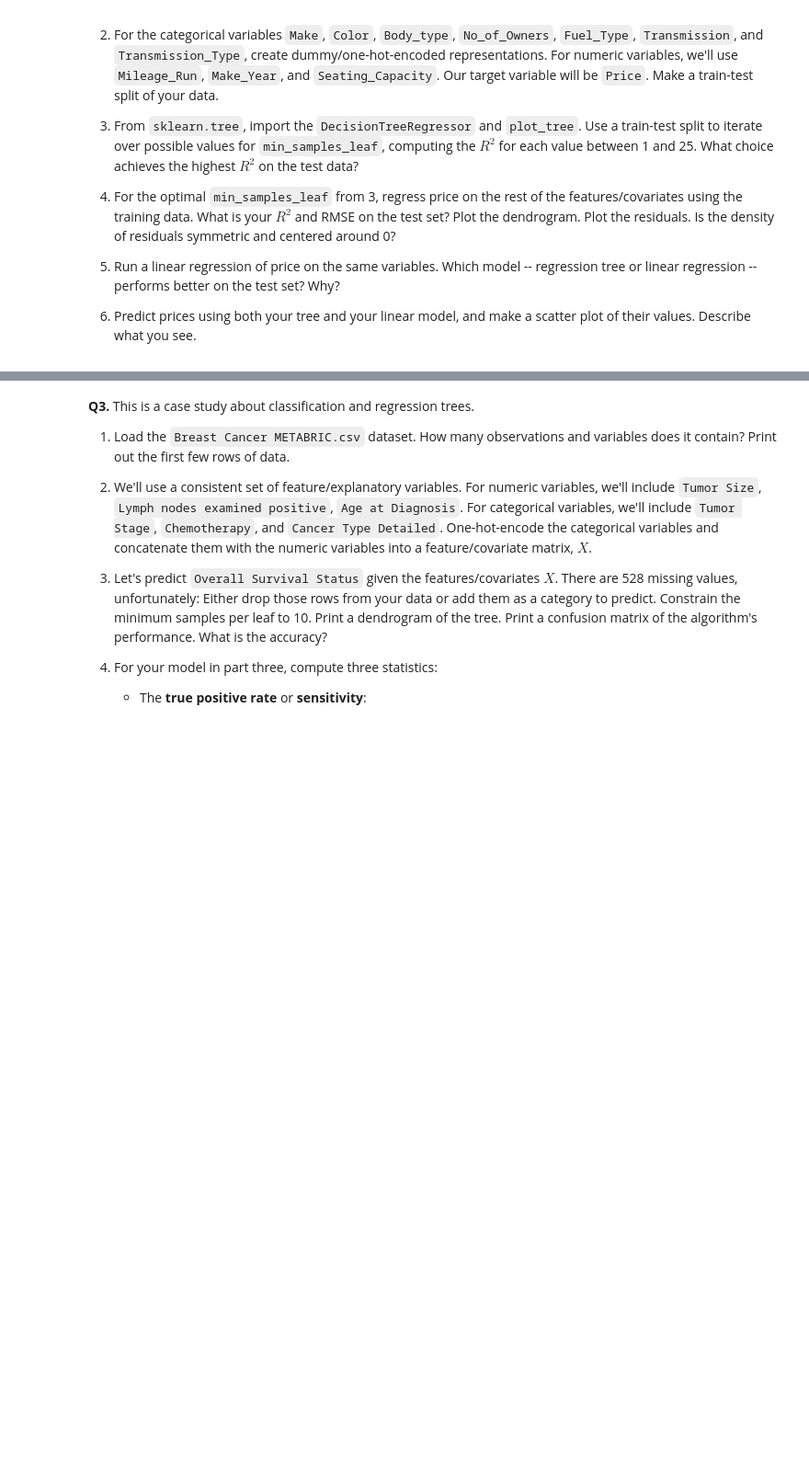
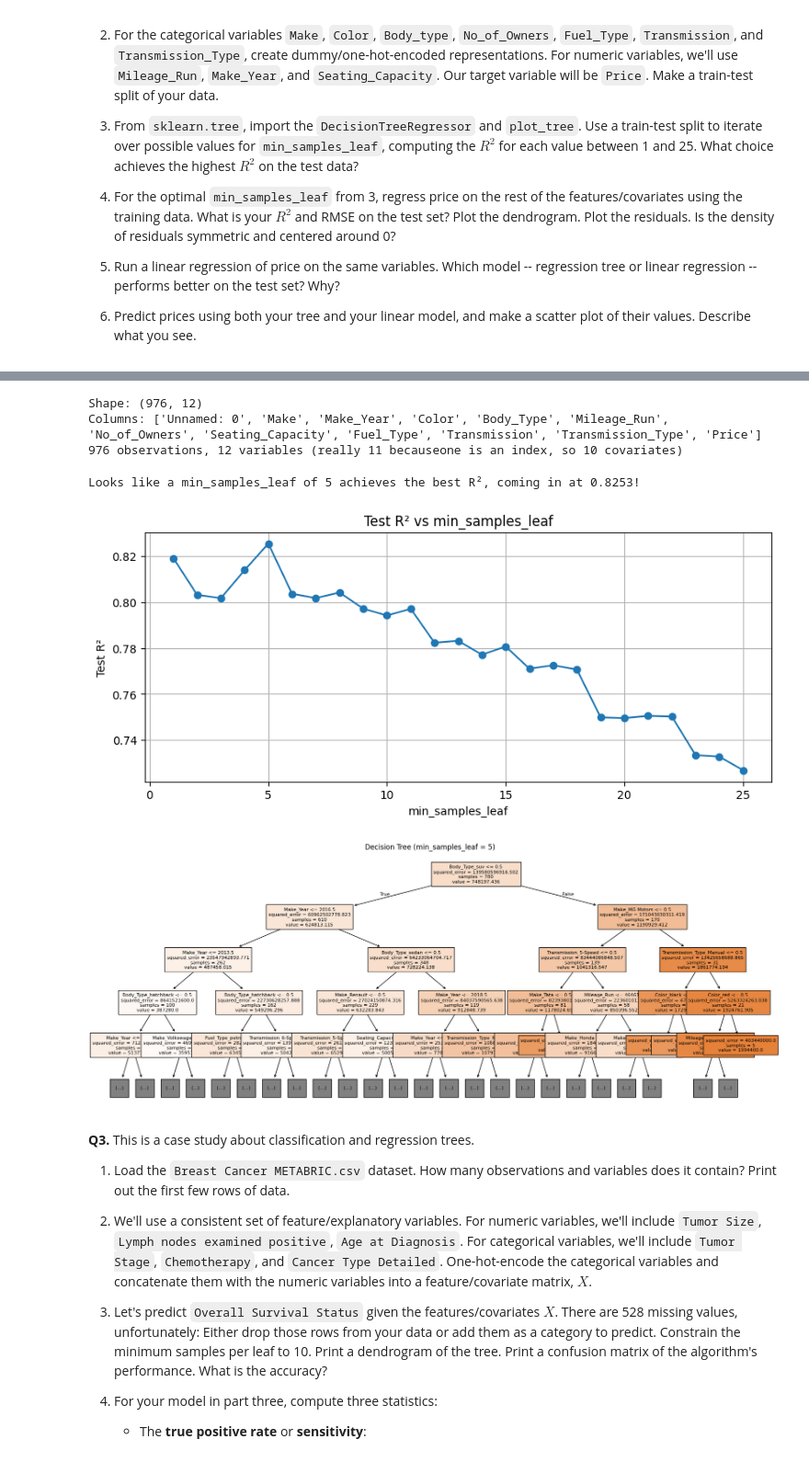
Before and after one commit to sutherlandn/trees, a Jupyter notebook: assignment/assignment.ipynb, the cells around one changed output, grey strips where cells are left out. Shown at 92% size. Drawn from its saved outputs; the diff is of its cells as text; code cells hidden in the pictures; blank space fills up the shorter version.

```diff
--- a/assignment/assignment.ipynb
+++ b/assignment/assignment.ipynb
@@ -48,3 +58,72 @@ Do three questions.
+# %%
+#1
+import pandas as pd
+cars = pd.read_csv('/content/trees/assignment/data/cars_hw.csv')
+print("Shape:", cars.shape)
+print("Columns:", cars.columns.tolist())
+cars.head()
+print('976 observations, 12 variables (really 11 becauseone is an index, so 10 covariates)')
+# %% [output]
+Shape: (976, 12)
+Columns: ['Unnamed: 0', 'Make', 'Make_Year', 'Color', 'Body_Type', 'Mileage_Run', 'No_of_Owners', 'Seating_Capacity', 'Fuel_Type', 'Transmission', 'Transmission_Type', 'Price']
+976 observations, 12 variables (really 11 becauseone is an index, so 10 covariates)
+# %%
+#2
+from sklearn.model_selection import train_test_split
+
+cars = cars.drop(columns=['Unnamed: 0']) #drop index column
+
+categorical_vars = ['Make', 'Color', 'Body_Type', 'No_of_Owners', 'Fuel_Type', 'Transmission', 'Transmission_Type']
+numeric_vars = ['Mileage_Run', 'Make_Year', 'Seating_Capacity']
+
+cars_dummies = pd.get_dummies(cars[categorical_vars], drop_first=True)
+
+X = pd.concat([cars_dummies, cars[numeric_vars]], axis=1)
+
+y = cars['Price']
+
+X_train, X_test, y_train, y_test = train_test_split(X, y, test_size=0.2, random_state=42)
+# %%
+#3
+from sklearn.tree import DecisionTreeRegressor, plot_tree
+from sklearn.metrics import r2_score
+import matplotlib.pyplot as plt
+
+r2_scores = []
+
+# try 1 to 25
+for leaf_size in range(1, 26):
+    tree = DecisionTreeRegressor(min_samples_leaf=leaf_size, random_state=42)
+    tree.fit(X_train, y_train)
+    y_pred = tree.predict(X_test)
+    r2 = r2_score(y_test, y_pred)
+    r2_scores.append(r2)
+
+# find min_samples_leaf
+best_leaf = range(1, 26)[r2_scores.index(max(r2_scores))]
+print(f"Looks like a min_samples_leaf of {best_leaf} achieves the best R², coming in at {max(r2_scores):.4f}!")
+
+# plot r2 scores
+plt.figure(figsize=(10, 4))
+plt.plot(range(1, 26), r2_scores, marker='o')
+plt.xlabel("min_samples_leaf")
+plt.ylabel("Test R²")
+plt.title("Test R² vs min_samples_leaf")
+plt.grid(True)
+plt.show()
+
+# best tree
+best_tree = DecisionTreeRegressor(min_samples_leaf=best_leaf, random_state=42)
+best_tree.fit(X_train, y_train)
+
+plt.figure(figsize=(20, 8))
+plot_tree(best_tree, max_depth=4, feature_names=X.columns, filled=True, fontsize=8)
+plt.title(f"Decision Tree (min_samples_leaf = {best_leaf})")
+plt.show()
+# %% [output]
+Looks like a min_samples_leaf of 5 achieves the best R², coming in at 0.8253!
+[figure, added]
+[figure, added]
 # %% [markdown]
 **Q3.** This is a case study about classification and regression trees.
 
```
Also changed, not shown: parts of 1 cell of this notebook.
